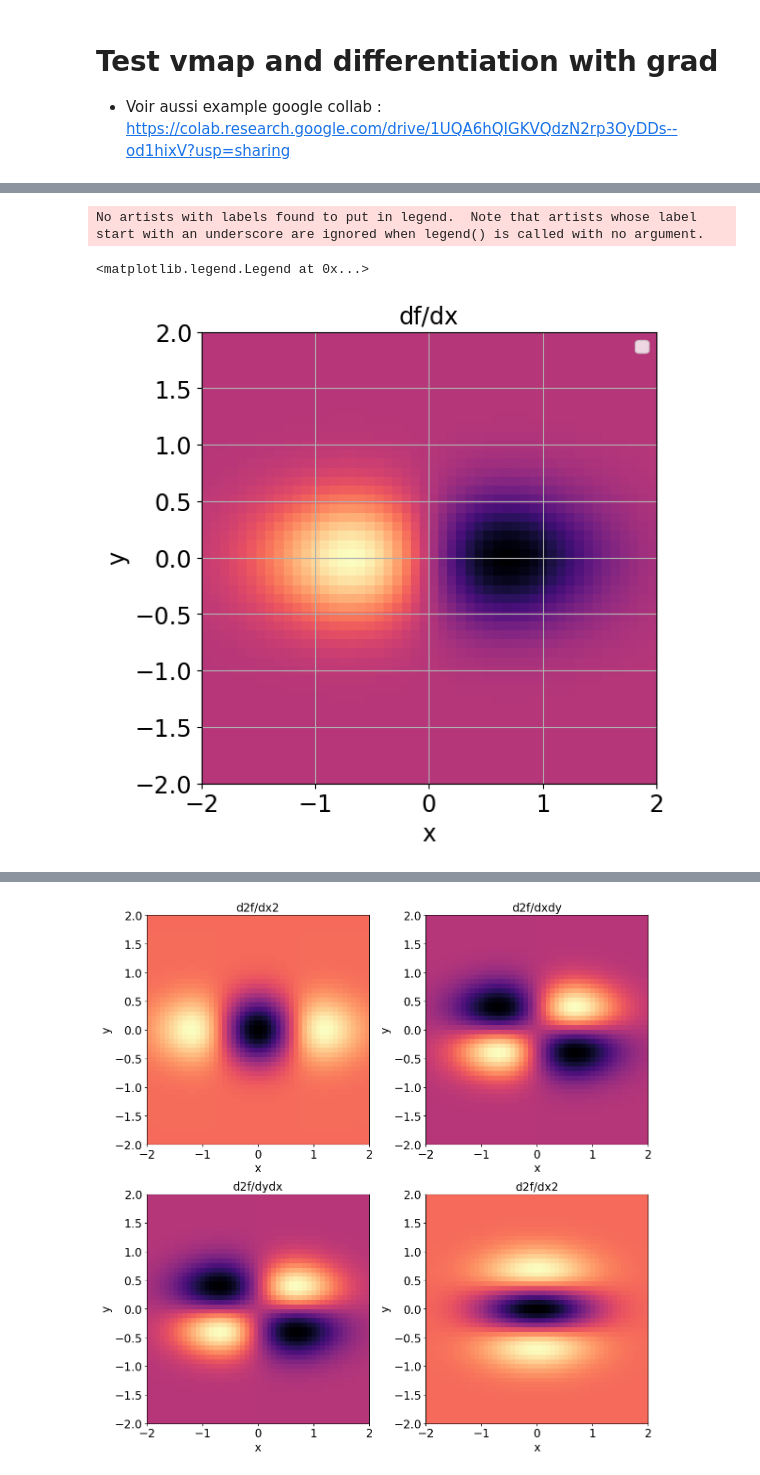
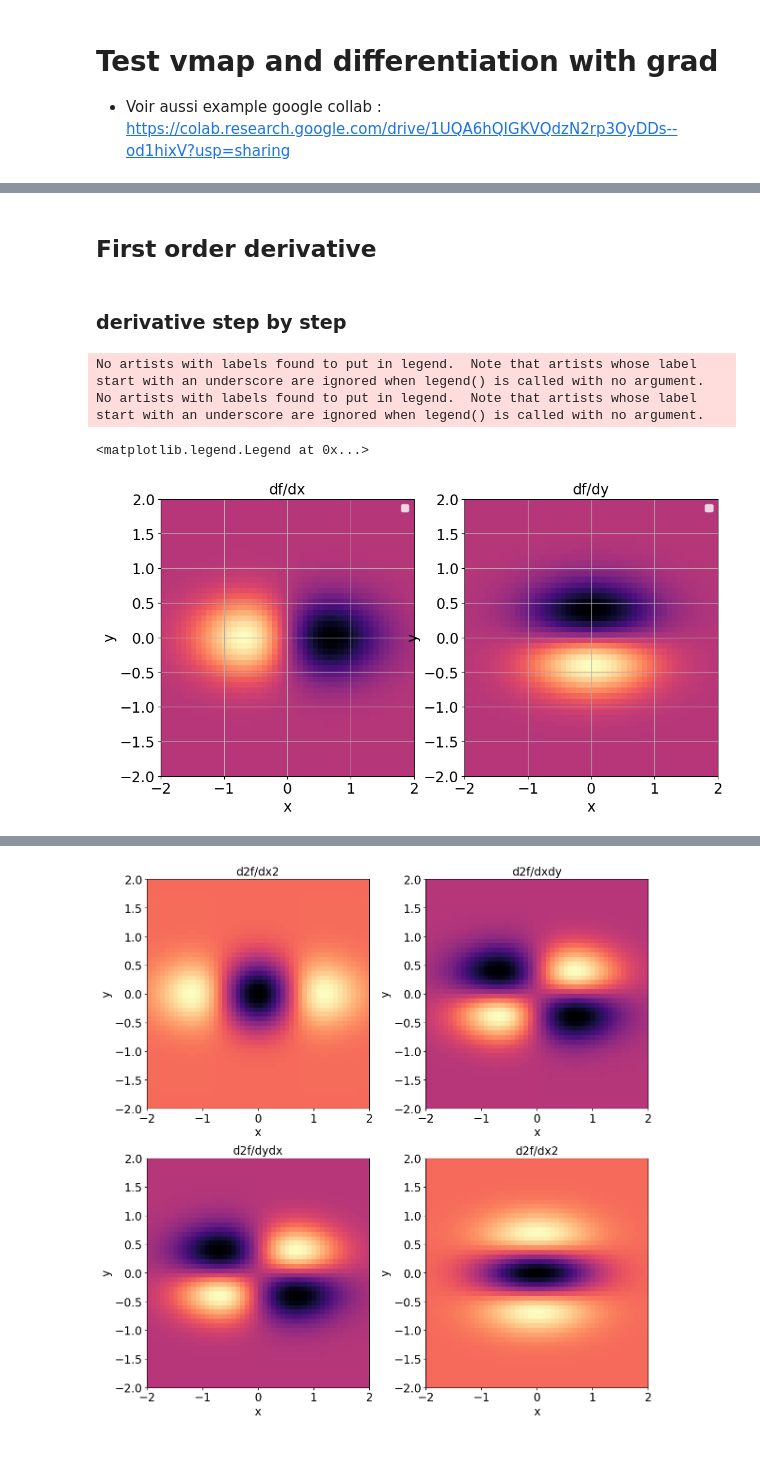
Before and after one commit to sylvielsstfr/AtmEmulator, a Jupyter notebook: docs/notebooks/diffemulator/test_vmap.ipynb, the cells around one changed output, grey strips where cells are left out. Drawn from its saved outputs; the diff is of its cells as text; code cells hidden in the pictures.

```diff
--- a/docs/notebooks/diffemulator/test_vmap.ipynb
+++ b/docs/notebooks/diffemulator/test_vmap.ipynb
@@ -47,3 +73,7 @@ No artists with labels found to put in legend.  Note that artists whose label st
+# %% [markdown]
+## First order derivative
+# %% [markdown]
+### derivative step by step
 # %%
 grad_x = grad(func,argnums=0)
 grad_y = grad(func,argnums=1)
@@ -56,17 +84,31 @@ func_grad_y = vmap( vmap(grad_y,in_axes=(0, None) ), in_axes=(None,0) )
 func_grad_x_array =  func_grad_x(x,y)
 func_grad_y_array =  func_grad_y(x,y)
 # %%
-fig, ax = plt.subplots()
-ax.imshow(func_grad_x_array,origin="lower",cmap=plt.cm.magma,extent=(x.min(),x.max(),y.min(),y.max()),aspect='auto')
+fig, axs = plt.subplots(1,2,figsize=(12,6))
+ax1 = axs[0]
+
+ax1.imshow(func_grad_x_array,origin="lower",cmap=plt.cm.magma,extent=(x.min(),x.max(),y.min(),y.max()),aspect='auto')
 title = f"df/dx"
-ax.set_title(title)
-ax.set_xlabel("x")
-ax.set_ylabel("y")
+ax1.set_title(title)
+ax1.set_xlabel("x")
+ax1.set_ylabel("y")
 # place a text box in upper left in axes coords
 #ax.text(0.5, 0.05, textboxstr, transform=ax.transAxes, fontsize=14,verticalalignment='bottom', bbox=textboxprops)
-ax.grid()
-ax.legend()
+ax1.grid()
+ax1.legend()
+
+ax2 = axs[1]
+ax2.imshow(func_grad_y_array,origin="lower",cmap=plt.cm.magma,extent=(x.min(),x.max(),y.min(),y.max()),aspect='auto')
+title = f"df/dy"
+ax2.set_title(title)
+ax2.set_xlabel("x")
+ax2.set_ylabel("y")
+# place a text box in upper left in axes coords
+#ax.text(0.5, 0.05, textboxstr, transform=ax.transAxes, fontsize=14,verticalalignment='bottom', bbox=textboxprops)
+ax2.grid()
+ax2.legend()
 # %% [output]
 No artists with labels found to put in legend.  Note that artists whose label start with an underscore are ignored when legend() is called with no argument.
+No artists with labels found to put in legend.  Note that artists whose label start with an underscore are ignored when legend() is called with no argument.
 <matplotlib.legend.Legend at 0x...>
-[figure, old version]
+[figure, new version]
```
Also changed, not shown: parts of 26 cells of this notebook.
